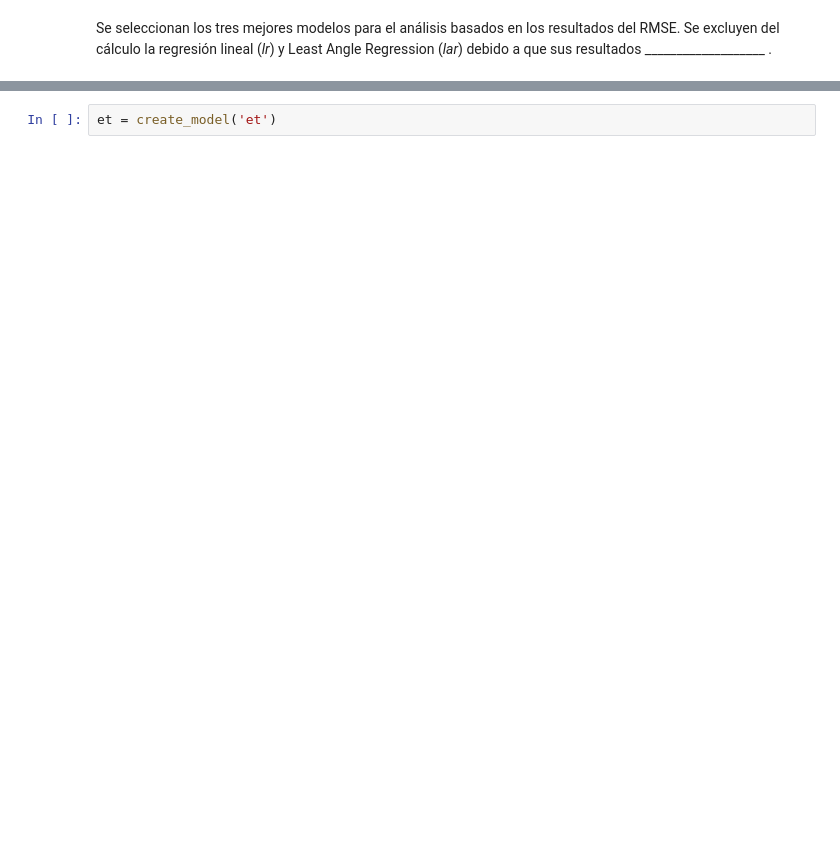
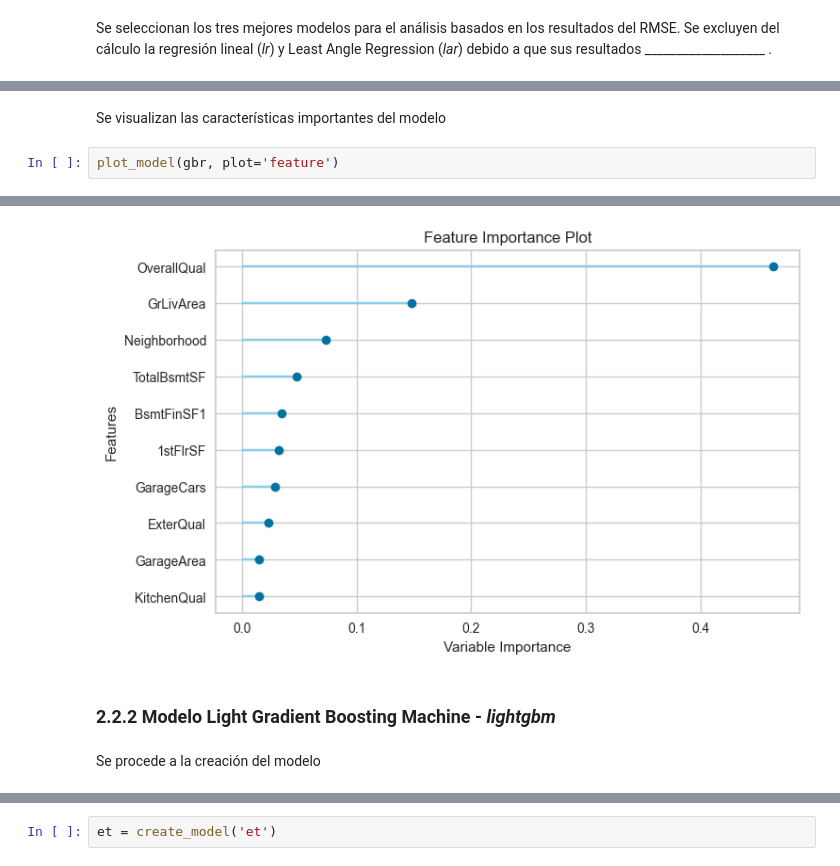
Before and after one commit to lpyo87/Product_development, a Jupyter notebook: Lab2/Lab2.ipynb, the cells around one changed output, grey strips where cells are left out. Saved outputs shown, nothing was run; the diff lists cells and outputs as text; blank space fills up the shorter version.

Commit message:
Modificación inclusión gráficas características

```diff
--- a/Lab2/Lab2.ipynb
+++ b/Lab2/Lab2.ipynb
@@ -120,0 +197,5 @@ gbr = create_model('gbr')
+# %% [markdown]
+Se visualizan las características importantes del modelo
+# %%
+plot_model(gbr, plot='feature')
+# %% [output]
@@ -121,3 +203,8 @@ gbr = create_model('gbr')
+[figure, added]
+# %% [markdown]
+### 2.2.2 Modelo Light Gradient Boosting Machine - *lightgbm*
+# %% [markdown]
+Se procede a la creación del modelo
 # %%
 lightgbm = create_model('lightgbm')
 # %% [output]
```
Also changed, not shown: parts of 34 cells of this notebook.
